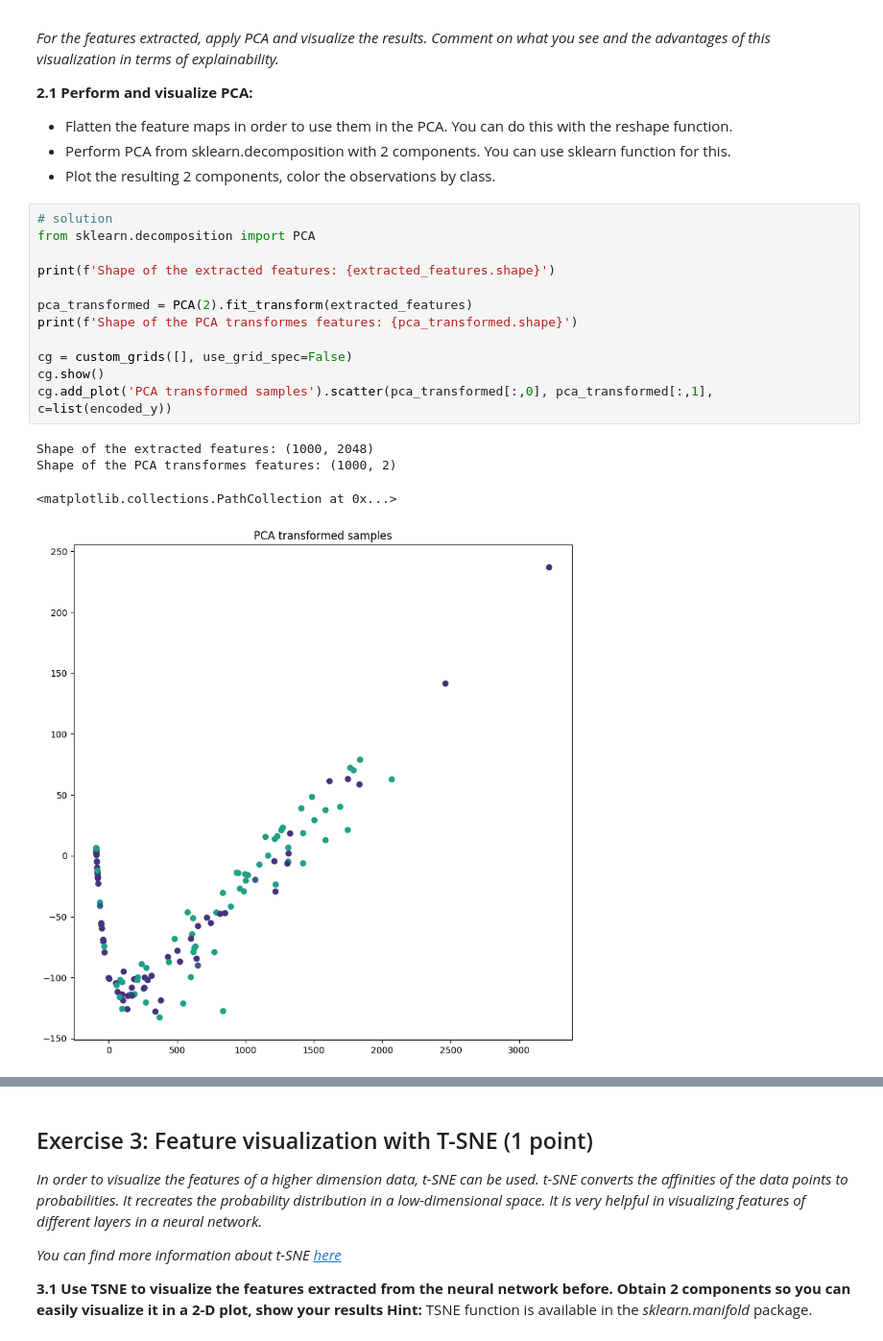
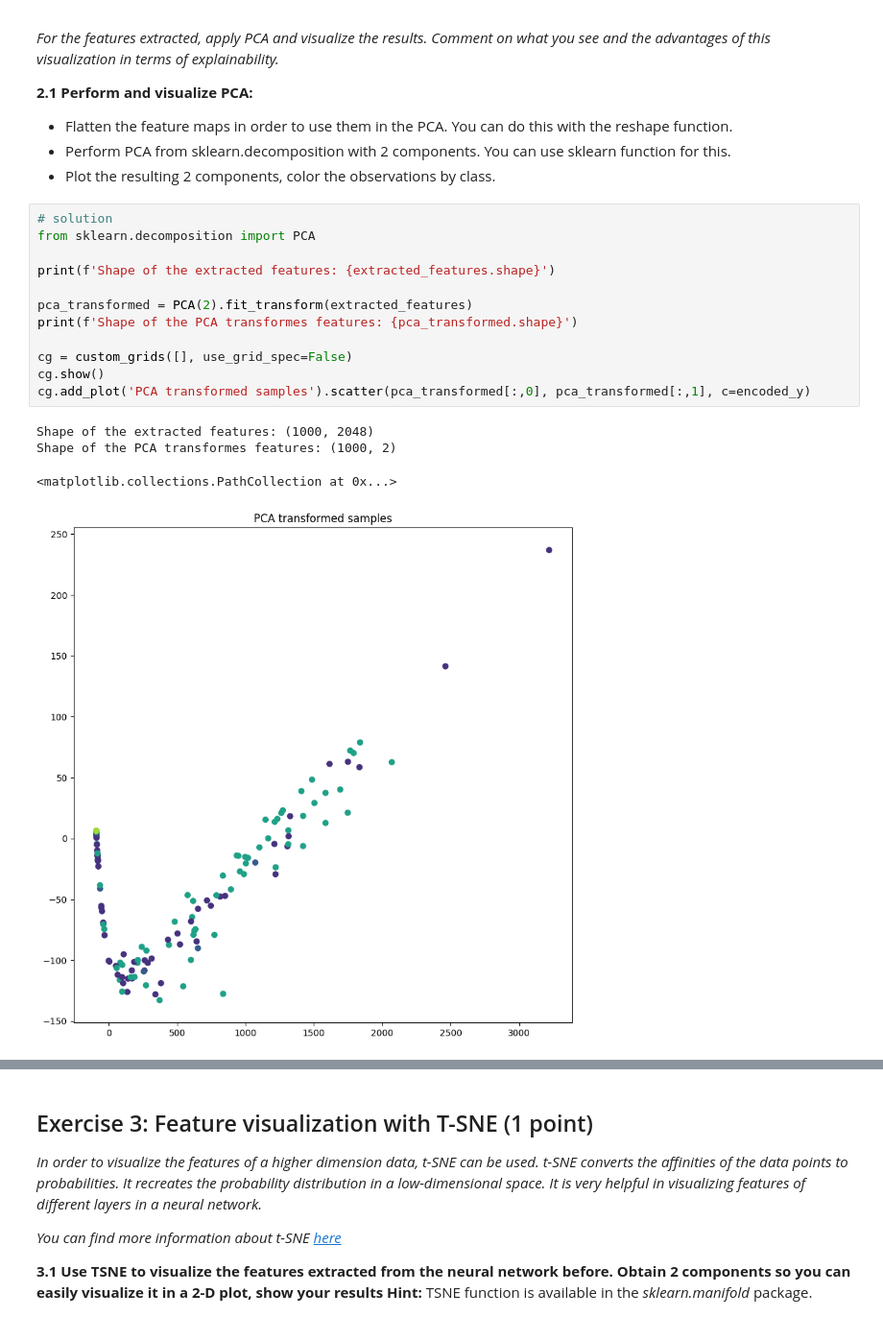
Before and after one commit to MarioROT/CV-MAI, a Jupyter notebook: Session 8/lab_08_2_Visual_Explanations_GradCam.ipynb, the cells around one changed output, grey strips where cells are left out. Shown at 96% size. Saved outputs shown, nothing was run; the diff lists cells and outputs as text.

```diff
--- a/Session 8/lab_08_2_Visual_Explanations_GradCam.ipynb
+++ b/Session 8/lab_08_2_Visual_Explanations_GradCam.ipynb
@@ -148,17 +148,17 @@ None
 # %%
 # solution
 from sklearn.decomposition import PCA
 
 print(f'Shape of the extracted features: {extracted_features.shape}')
 
 pca_transformed = PCA(2).fit_transform(extracted_features)
 print(f'Shape of the PCA transformes features: {pca_transformed.shape}')
 
 cg = custom_grids([], use_grid_spec=False)
 cg.show()
-cg.add_plot('PCA transformed samples').scatter(pca_transformed[:,0], pca_transformed[:,1], c=list(encoded_y))
+cg.add_plot('PCA transformed samples').scatter(pca_transformed[:,0], pca_transformed[:,1], c=encoded_y)
 # %% [output]
 Shape of the extracted features: (1000, 2048)
 Shape of the PCA transformes features: (1000, 2)
 <matplotlib.collections.PathCollection at 0x...>
-[figure, old version]
+[figure, new version]
```
Also changed, not shown: parts of 19 cells of this notebook.
